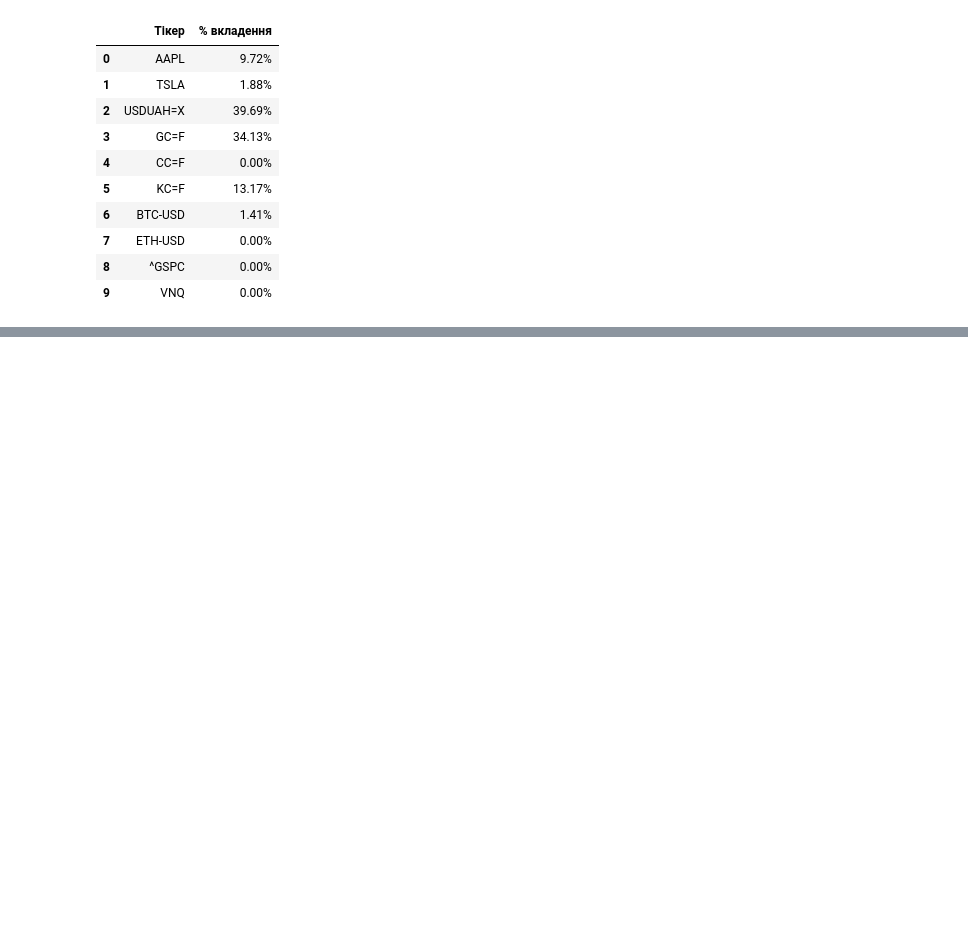
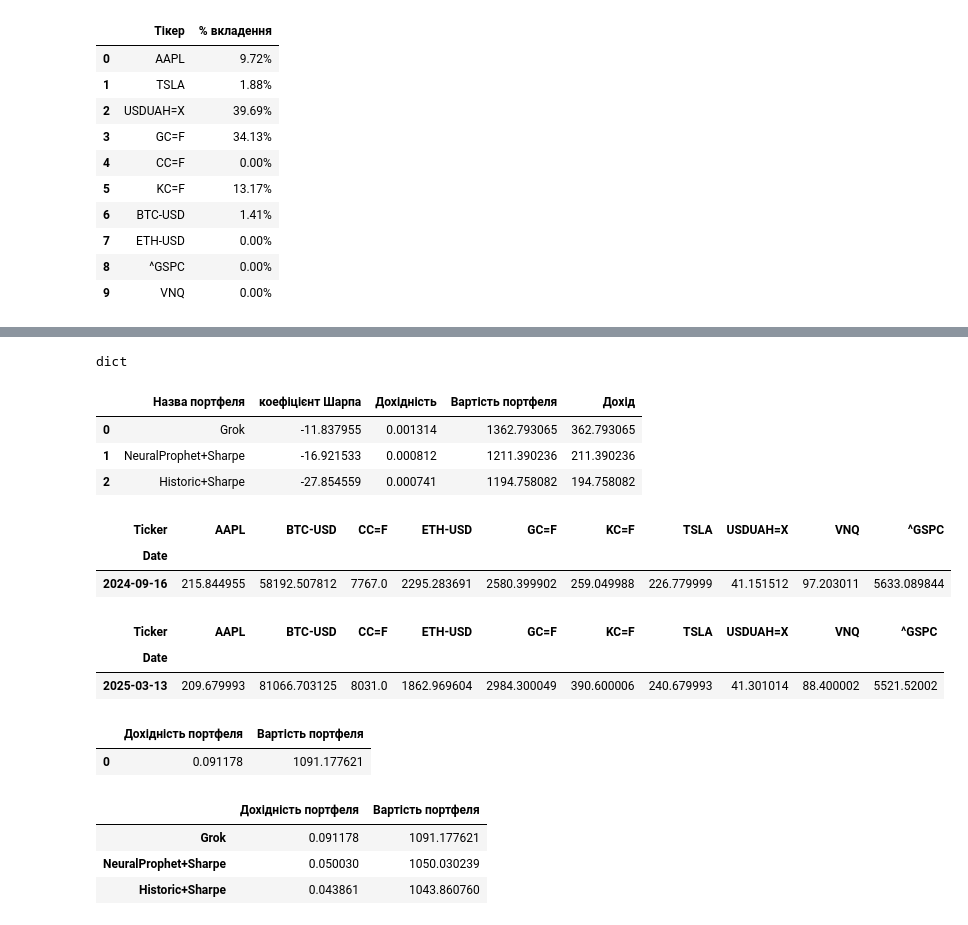
Before and after one commit to sergevice/investorgame, a Jupyter notebook: jupyter_test.ipynb, the cells around one changed output, grey strips where cells are left out. Cells and saved outputs as stored; diff of their text form; code cells hidden in the pictures; blank space fills up the shorter version.

```diff
--- a/jupyter_test.ipynb
+++ b/jupyter_test.ipynb
@@ -617,0 +757,4 @@ markowitz_yield_forecasted
+# %%
+type(portfolios)
+# %% [output]
+dict
@@ -617,0 +763,7 @@ markowitz_yield_forecasted
+# %%
+portfolios_comparison
+# %% [output]
+|  | Назва портфеля | коефіцієнт Шарпа | Дохідність | Вартість портфеля | Дохід |
+| 0 | Grok | -11.837955 | 0.001314 | 1362.793065 | 362.793065 |
+| 1 | NeuralProphet+Sharpe | -16.921533 | 0.000812 | 1211.390236 | 211.390236 |
+| 2 | Historic+Sharpe | -27.854559 | 0.000741 | 1194.758082 | 194.758082 |
@@ -617,0 +817,19 @@ markowitz_yield_forecasted
+# %%
+a_date_prices = df_train_historic_prices.iloc[-1:]
+a_date_prices
+# %% [output]
+| Ticker | AAPL | BTC-USD | CC=F | ETH-USD | GC=F | KC=F | TSLA | USDUAH=X | VNQ | ^GSPC |
+| Date |  |  |  |  |  |  |  |  |  |  |
+| 2024-09-16 | 215.844955 | 58192.507812 | 7767.0 | 2295.283691 | 2580.399902 | 259.049988 | 226.779999 | 41.151512 | 97.203011 | 5633.089844 |
+# %%
+b_date_prices = data.iloc[-1:]
+b_date_prices
+# %% [output]
+| Ticker | AAPL | BTC-USD | CC=F | ETH-USD | GC=F | KC=F | TSLA | USDUAH=X | VNQ | ^GSPC |
+| Date |  |  |  |  |  |  |  |  |  |  |
+| 2025-03-13 | 209.679993 | 81066.703125 | 8031.0 | 1862.969604 | 2984.300049 | 390.600006 | 240.679993 | 41.301014 | 88.400002 | 5521.52002 |
+# %%
+calculate_portfolio_performance(df_portfolio, a_date_prices, b_date_prices, total_investment)
+# %% [output]
+|  | Дохідність портфеля | Вартість портфеля |
+| 0 | 0.091178 | 1091.177621 |
@@ -617,0 +867,7 @@ markowitz_yield_forecasted
+# %%
+analyze_multiple_portfolios(portfolios, a_date_prices, b_date_prices, total_investment)
+# %% [output]
+|  | Дохідність портфеля | Вартість портфеля |
+| Grok | 0.091178 | 1091.177621 |
+| NeuralProphet+Sharpe | 0.050030 | 1050.030239 |
+| Historic+Sharpe | 0.043861 | 1043.860760 |
```
Also changed, not shown: parts of 27 cells of this notebook, 37 other files.
